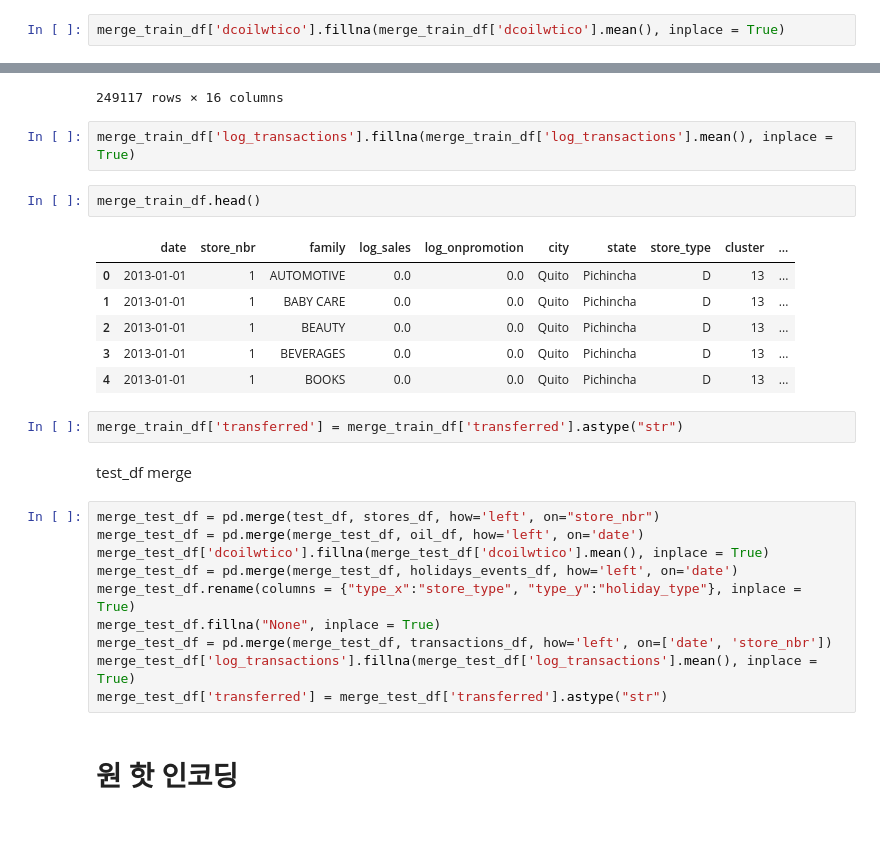
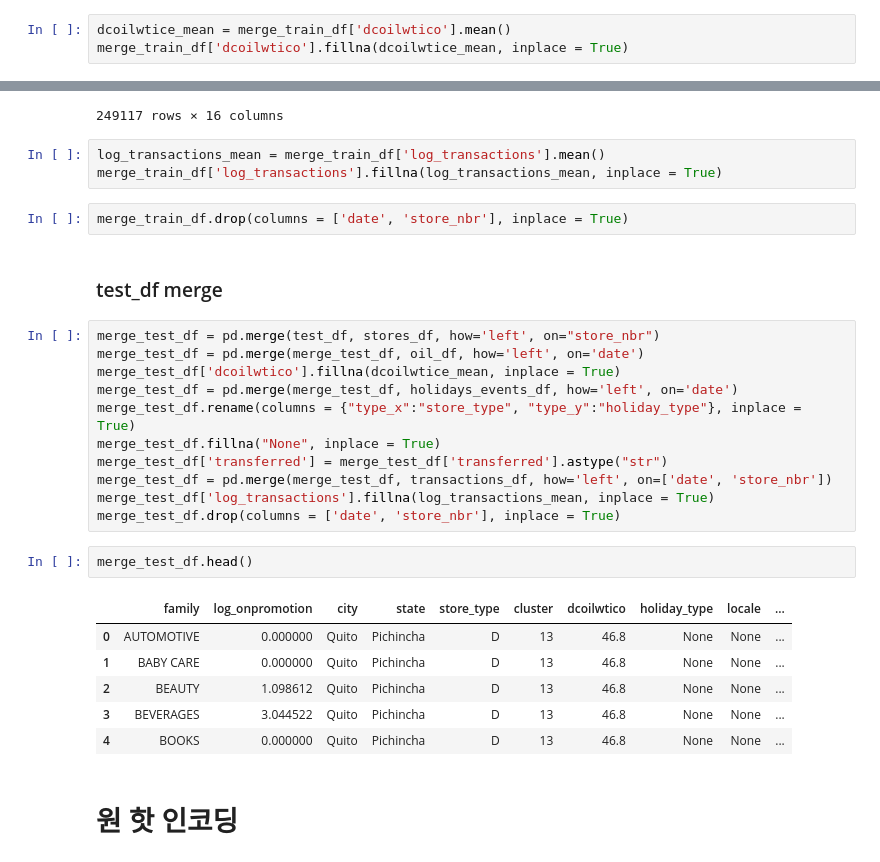
Before and after one commit to suusuu00/Kaggle-Store-Sales---Time-Series-Forecasting, a Jupyter notebook: train.ipynb, the cells around one changed output, grey strips where cells are left out. Drawn from its saved outputs; the diff is of its cells as text; blank space fills up the shorter version.

```diff
--- a/train.ipynb
+++ b/train.ipynb
@@ -508,7 +512,8 @@ merge_train_df[merge_train_df.isnull().any(axis=1)]
 | 2997323 | 2017-08-13 | 9 | SEAFOOD | 3.044522 | 0.000000 | Quito | Pichincha | B | 6 | ... |
 857142 rows × 10 columns
 # %%
-merge_train_df['dcoilwtico'].fillna(merge_train_df['dcoilwtico'].mean(), inplace = True)
+dcoilwtice_mean = merge_train_df['dcoilwtico'].mean()
+merge_train_df['dcoilwtico'].fillna(dcoilwtice_mean, inplace = True)
 # %%
 merge_train_df = pd.merge(merge_train_df, holidays_events_df, how='left', on='date')
 merge_train_df[merge_train_df.isnull().any(axis=1)]
@@ -549,30 +556,32 @@ merge_train_df[merge_train_df.isnull().any(axis=1)]
 | 2838527 | 2017-04-19 | 52 | SEAFOOD | 0.0 | 0.0 | Other | Other | A | 11 | ... |
 249117 rows × 16 columns
 # %%
-merge_train_df['log_transactions'].fillna(merge_train_df['log_transactions'].mean(), inplace = True)
+log_transactions_mean = merge_train_df['log_transactions'].mean()
+merge_train_df['log_transactions'].fillna(log_transactions_mean, inplace = True)
+# %%
+merge_train_df.drop(columns = ['date', 'store_nbr'], inplace = True)
+# %% [markdown]
+### test_df merge
+# %%
+merge_test_df = pd.merge(test_df, stores_df, how='left', on="store_nbr")
+merge_test_df = pd.merge(merge_test_df, oil_df, how='left', on='date')
+merge_test_df['dcoilwtico'].fillna(dcoilwtice_mean, inplace = True)
+merge_test_df = pd.merge(merge_test_df, holidays_events_df, how='left', on='date')
+merge_test_df.rename(columns = {"type_x":"store_type", "type_y":"holiday_type"}, inplace = True)
+merge_test_df.fillna("None", inplace = True)
+merge_test_df['transferred'] = merge_test_df['transferred'].astype("str")
+merge_test_df = pd.merge(merge_test_df, transactions_df, how='left', on=['date', 'store_nbr'])
+merge_test_df['log_transactions'].fillna(log_transactions_mean, inplace = True)
+merge_test_df.drop(columns = ['date', 'store_nbr'], inplace = True)
 # %%
-merge_train_df.head()
+merge_test_df.head()
 # %% [output]
-|  | date | store_nbr | family | log_sales | log_onpromotion | city | state | store_type | cluster | ... |
-| 0 | 2013-01-01 | 1 | AUTOMOTIVE | 0.0 | 0.0 | Quito | Pichincha | D | 13 | ... |
-| 1 | 2013-01-01 | 1 | BABY CARE | 0.0 | 0.0 | Quito | Pichincha | D | 13 | ... |
-| 2 | 2013-01-01 | 1 | BEAUTY | 0.0 | 0.0 | Quito | Pichincha | D | 13 | ... |
-| 3 | 2013-01-01 | 1 | BEVERAGES | 0.0 | 0.0 | Quito | Pichincha | D | 13 | ... |
-| 4 | 2013-01-01 | 1 | BOOKS | 0.0 | 0.0 | Quito | Pichincha | D | 13 | ... |
+|  | family | log_onpromotion | city | state | store_type | cluster | dcoilwtico | holiday_type | locale | ... |
+| 0 | AUTOMOTIVE | 0.000000 | Quito | Pichincha | D | 13 | 46.8 | None | None | ... |
+| 1 | BABY CARE | 0.000000 | Quito | Pichincha | D | 13 | 46.8 | None | None | ... |
+| 2 | BEAUTY | 1.098612 | Quito | Pichincha | D | 13 | 46.8 | None | None | ... |
+| 3 | BEVERAGES | 3.044522 | Quito | Pichincha | D | 13 | 46.8 | None | None | ... |
+| 4 | BOOKS | 0.000000 | Quito | Pichincha | D | 13 | 46.8 | None | None | ... |
-# %%
-merge_train_df['transferred'] = merge_train_df['transferred'].astype("str")
-# %% [markdown]
-test_df merge
-# %%
-merge_test_df = pd.merge(test_df, stores_df, how='left', on="store_nbr")
-merge_test_df = pd.merge(merge_test_df, oil_df, how='left', on='date')
-merge_test_df['dcoilwtico'].fillna(merge_test_df['dcoilwtico'].mean(), inplace = True)
-merge_test_df = pd.merge(merge_test_df, holidays_events_df, how='left', on='date')
-merge_test_df.rename(columns = {"type_x":"store_type", "type_y":"holiday_type"}, inplace = True)
-merge_test_df.fillna("None", inplace = True)
-merge_test_df = pd.merge(merge_test_df, transactions_df, how='left', on=['date', 'store_nbr'])
-merge_test_df['log_transactions'].fillna(merge_test_df['log_transactions'].mean(), inplace = True)
-merge_test_df['transferred'] = merge_test_df['transferred'].astype("str")
 # %% [markdown]
 # 원 핫 인코딩
 # %% [markdown]
```
Also changed, not shown: parts of 22 cells of this notebook.
